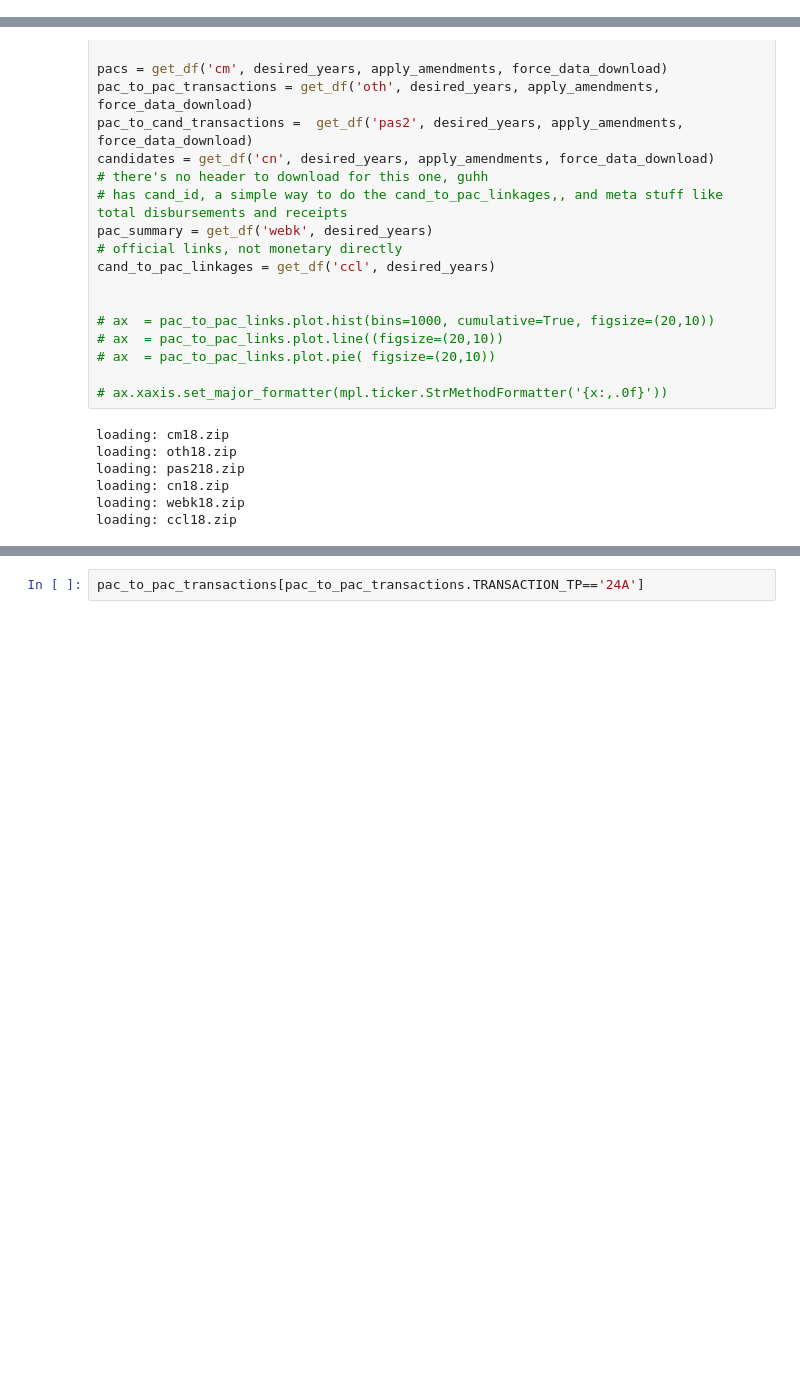
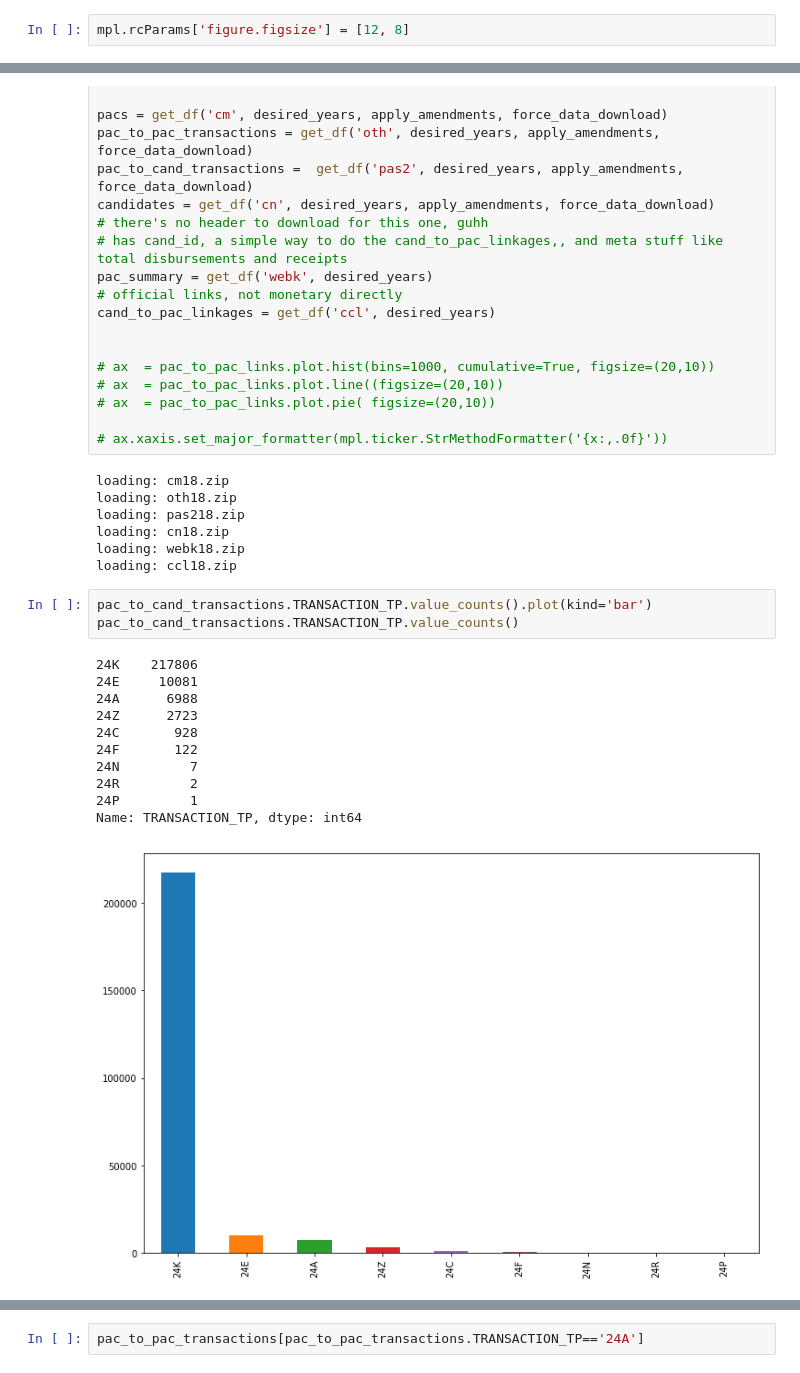
Before and after one commit to zischwartz/pactrack_pandas_notebook, a Jupyter notebook: explore.ipynb, the cells around one changed output, grey strips where cells are left out. Saved outputs shown, nothing was run; the diff lists cells and outputs as text; blank space fills up the shorter version.

```diff
--- a/explore.ipynb
+++ b/explore.ipynb
@@ -18,3 +17,5 @@ import matplotlib as mpl
+# %%
+mpl.rcParams['figure.figsize'] = [12, 8]
 # %%
 apply_amendments = False
 force_data_download = False
@@ -43,3 +44,18 @@ loading: pas218.zip
 loading: cn18.zip
 loading: webk18.zip
 loading: ccl18.zip
+# %%
+pac_to_cand_transactions.TRANSACTION_TP.value_counts().plot(kind='bar')
+pac_to_cand_transactions.TRANSACTION_TP.value_counts()
+# %% [output]
+24K    217806
+24E     10081
+24A      6988
+24Z      2723
+24C       928
+24F       122
+24N         7
+24R         2
+24P         1
+Name: TRANSACTION_TP, dtype: int64
+[figure, added]
```
Also changed, not shown: parts of 8 cells of this notebook, 5 other files.
